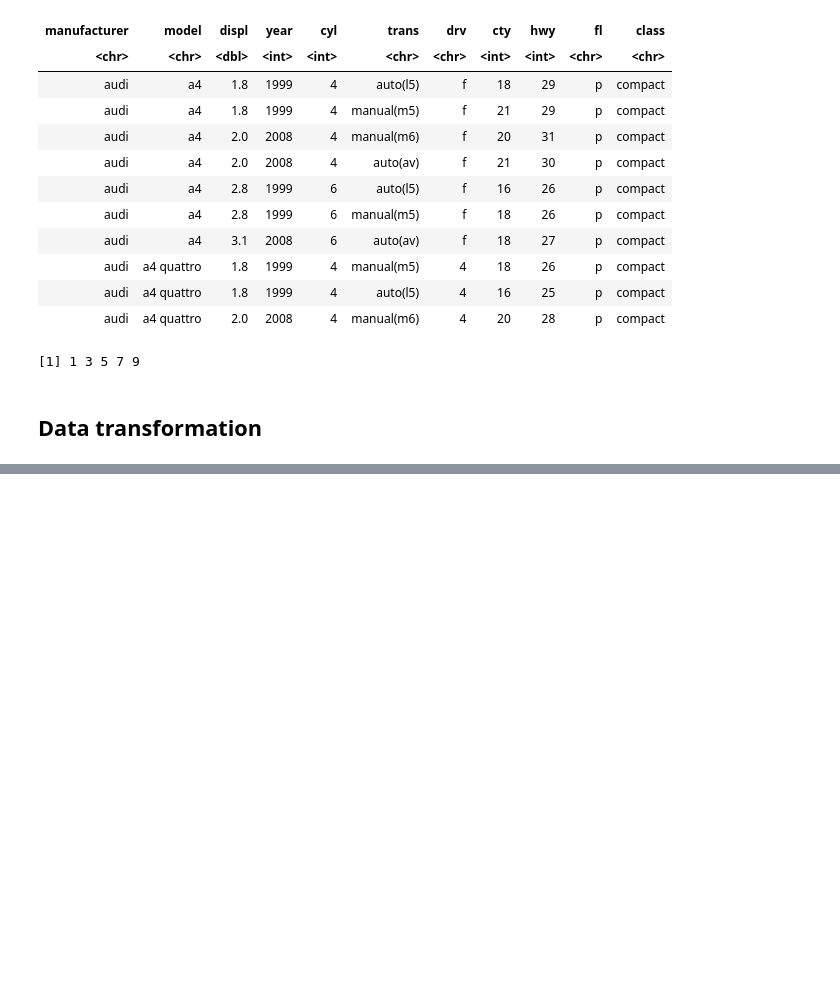
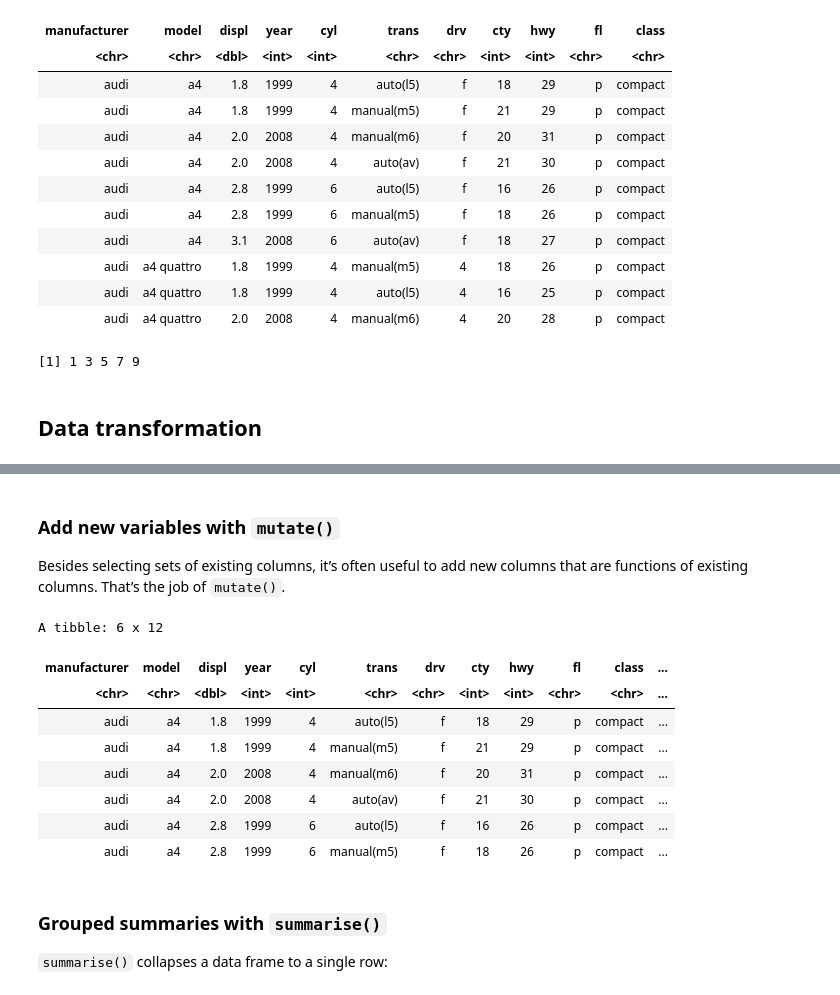
Before and after one commit to mortazavilab/cosmos-cluster6, a Jupyter notebook: R_intro.ipynb, the cells around one changed output, grey strips where cells are left out. Cells and saved outputs as stored; diff of their text form; code cells hidden in the pictures; blank space fills up the shorter version.

```diff
--- a/R_intro.ipynb
+++ b/R_intro.ipynb
@@ -408,0 +559,20 @@ A tibble: 10 x 11
+# %% [markdown]
+### Add new variables with `mutate()`
+Besides selecting sets of existing columns, it’s often useful to add new columns that are functions of existing columns. That’s the job of `mutate()`.
+# %%
+head(mutate(mpg,
+  city_vs_highway = cty / hwy
+)) # sorry, not much math to play with w/ this particular dataset
+# %% [output]
+A tibble: 6 x 12
+| manufacturer | model | displ | year | cyl | trans | drv | cty | hwy | fl | class | ... |
+| <chr> | <chr> | <dbl> | <int> | <int> | <chr> | <chr> | <int> | <int> | <chr> | <chr> | ... |
+| audi | a4 | 1.8 | 1999 | 4 | auto(l5) | f | 18 | 29 | p | compact | ... |
+| audi | a4 | 1.8 | 1999 | 4 | manual(m5) | f | 21 | 29 | p | compact | ... |
+| audi | a4 | 2.0 | 2008 | 4 | manual(m6) | f | 20 | 31 | p | compact | ... |
+| audi | a4 | 2.0 | 2008 | 4 | auto(av) | f | 21 | 30 | p | compact | ... |
+| audi | a4 | 2.8 | 1999 | 6 | auto(l5) | f | 16 | 26 | p | compact | ... |
+| audi | a4 | 2.8 | 1999 | 6 | manual(m5) | f | 18 | 26 | p | compact | ... |
+# %% [markdown]
+### Grouped summaries with `summarise()`
+`summarise()` collapses a data frame to a single row:
```
Also changed, not shown: parts of 26 cells of this notebook.
